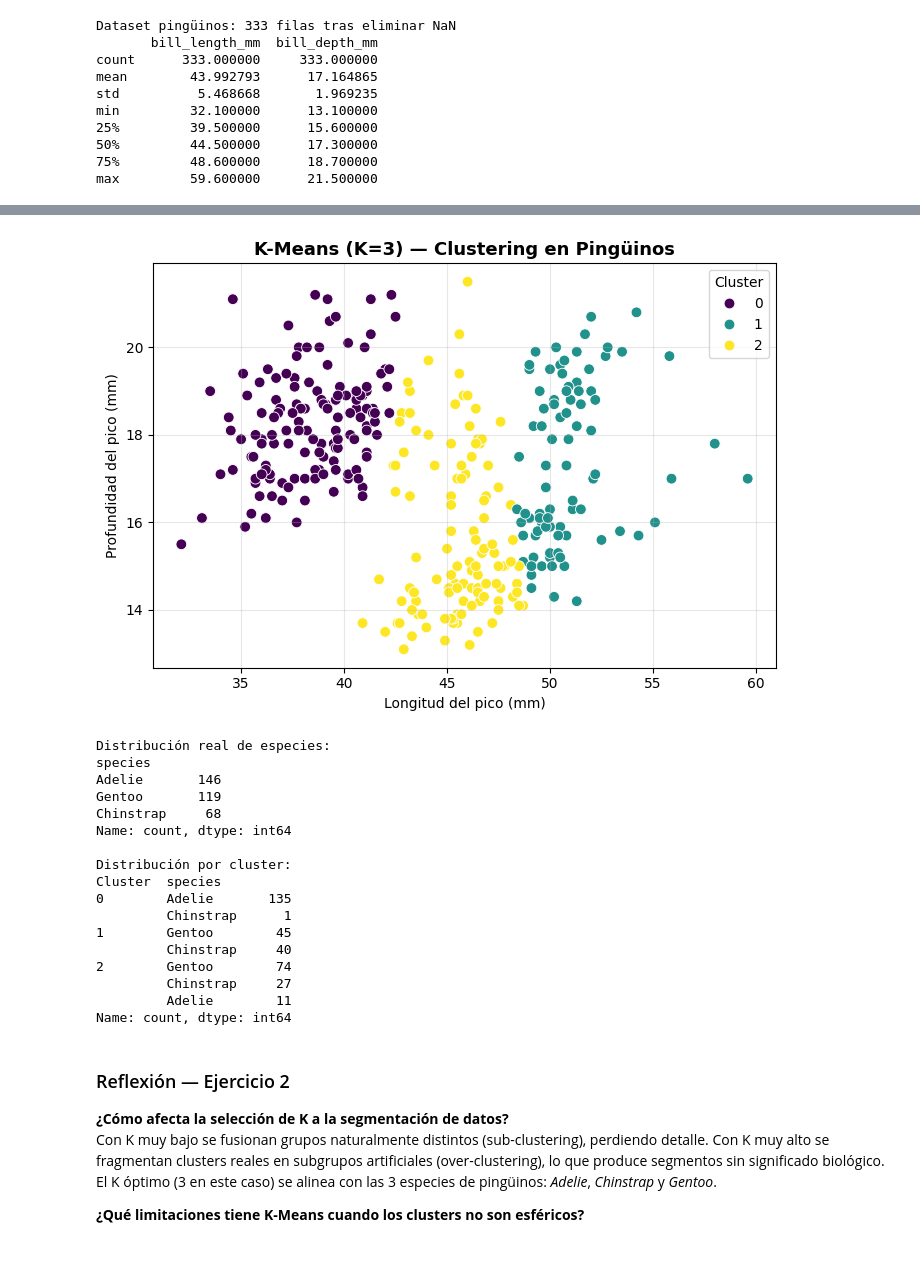
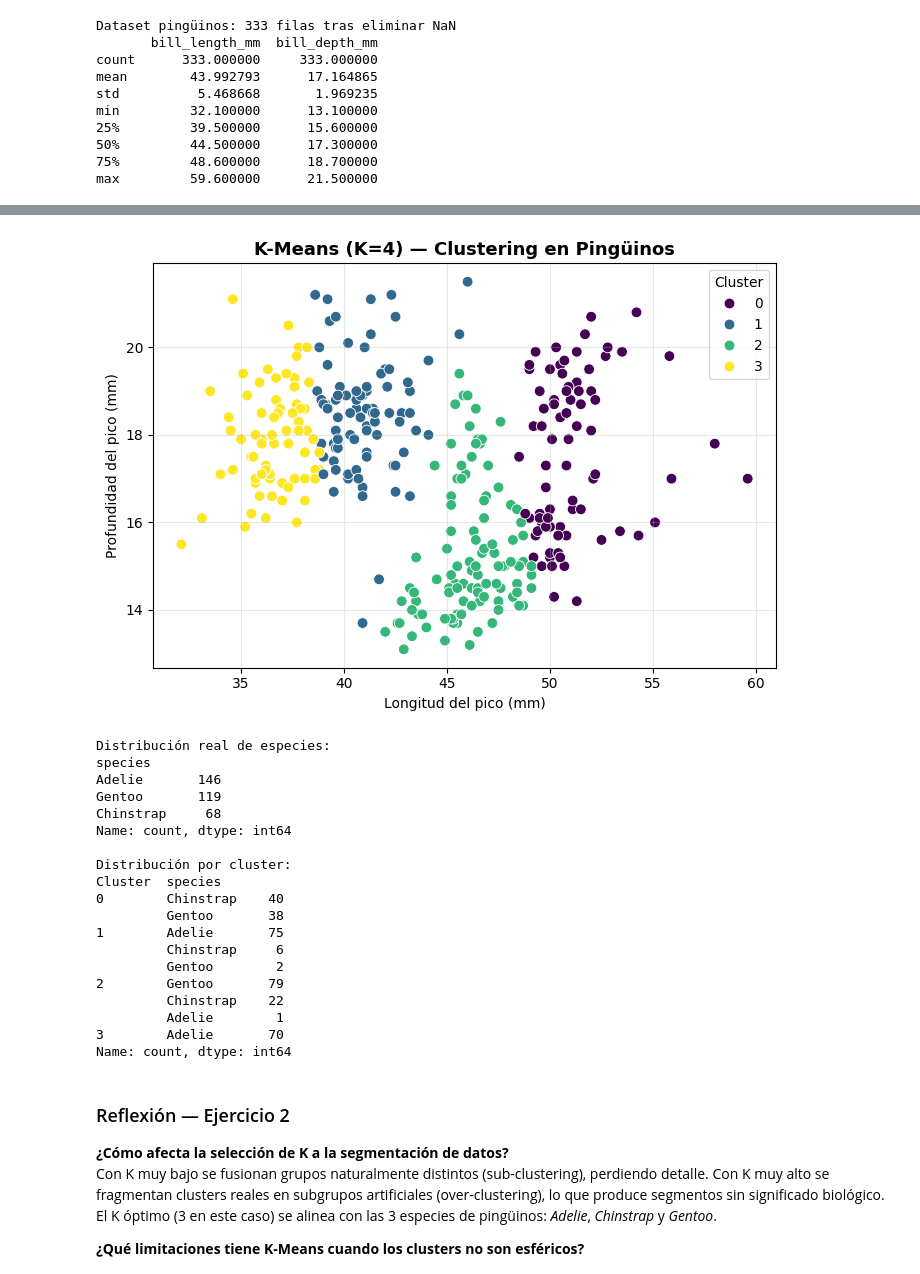
Before and after one commit to chapaman40/CIENCIA-DE-DATOS2026, a Jupyter notebook: CienciadeDatos/Mineriadedatos/Clase6.1.ipynb, the cells around one changed output, grey strips where cells are left out. Drawn from its saved outputs; the diff is of its cells as text; code cells hidden in the pictures.

Commit message:
feat: add Jupyter notebook for clustering exercises using K-Means and DBSCAN

```diff
--- a/CienciadeDatos/Mineriadedatos/Clase6.1.ipynb
+++ b/CienciadeDatos/Mineriadedatos/Clase6.1.ipynb
@@ -106,26 +106,26 @@ plt.show()
 # %%
-# Aplicar K-Means con K óptimo = 3
-kmeans = KMeans(n_clusters=3, random_state=42, n_init=10)
+# Aplicar K-Means con K optimo = 4
+kmeans = KMeans(n_clusters=4, random_state=42, n_init=10)
 df = df.copy()
 df['Cluster'] = kmeans.fit_predict(X)
 
 plt.figure(figsize=(7, 5))
 sns.scatterplot(x=df['bill_length_mm'], y=df['bill_depth_mm'],
                 hue=df['Cluster'], palette='viridis', s=60, edgecolor='white')
-plt.title('K-Means (K=3) — Clustering en Pingüinos', fontsize=13, fontweight='bold')
+plt.title('K-Means (K=4) — Clustering en Pingüinos', fontsize=13, fontweight='bold')
 plt.xlabel('Longitud del pico (mm)')
 plt.ylabel('Profundidad del pico (mm)')
 plt.legend(title='Cluster')
 plt.grid(alpha=0.3)
 plt.tight_layout()
 plt.show()
 
 print('Distribución real de especies:')
 print(df['species'].value_counts())
 print('\nDistribución por cluster:')
 print(df.groupby('Cluster')['species'].value_counts())
 # %% [output]
-[figure, old version]
+[figure, new version]
 Distribución real de especies:
 species
 Adelie       146
@@ -135,13 +135,15 @@ Name: count, dtype: int64
 
 Distribución por cluster:
 Cluster  species
-0        Adelie       135
-         Chinstrap      1
-1        Gentoo        45
-         Chinstrap     40
-2        Gentoo        74
-         Chinstrap     27
-         Adelie        11
+0        Chinstrap    40
+         Gentoo       38
+1        Adelie       75
+         Chinstrap     6
+         Gentoo        2
+2        Gentoo       79
+         Chinstrap    22
+         Adelie        1
+3        Adelie       70
 Name: count, dtype: int64
 # %% [markdown]
 ### Reflexión — Ejercicio 2
```
Also changed, not shown: parts of 4 cells of this notebook.
